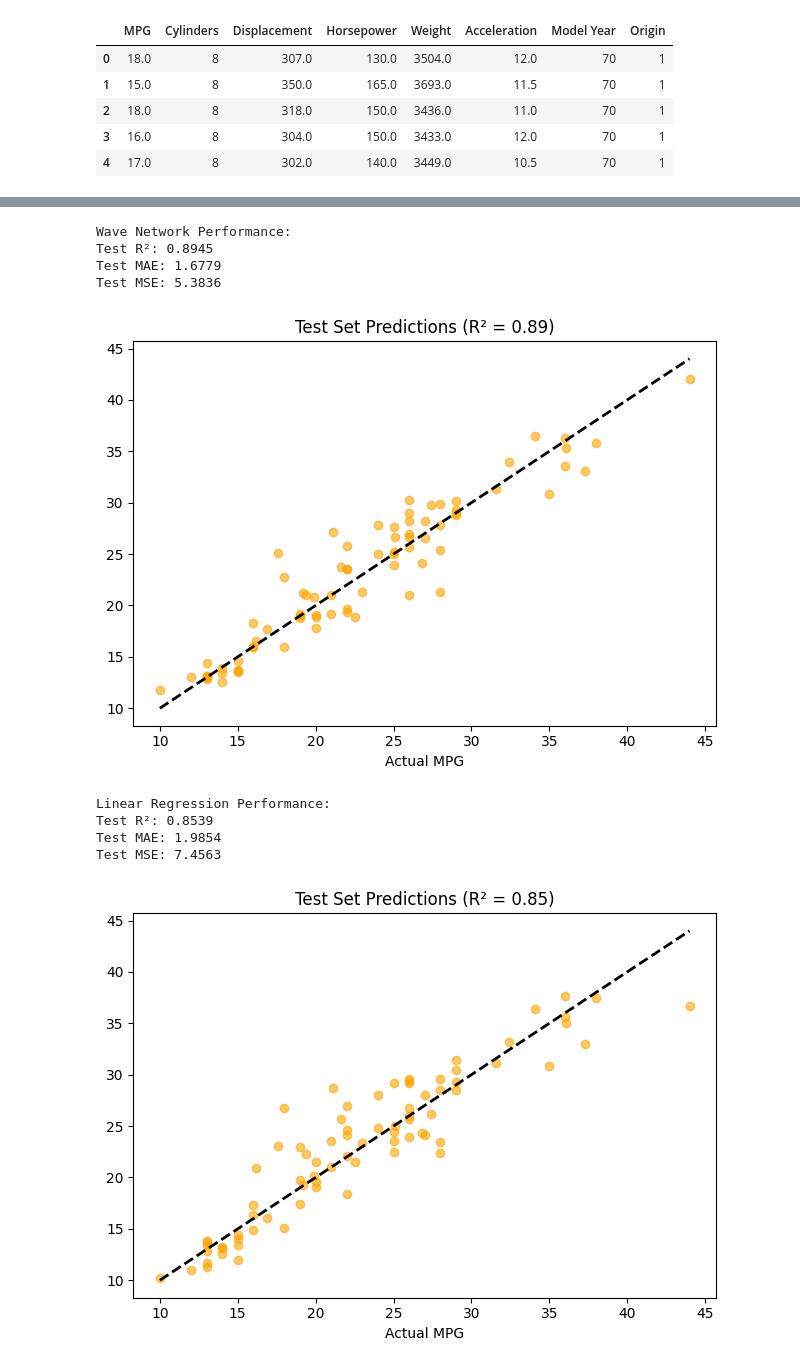
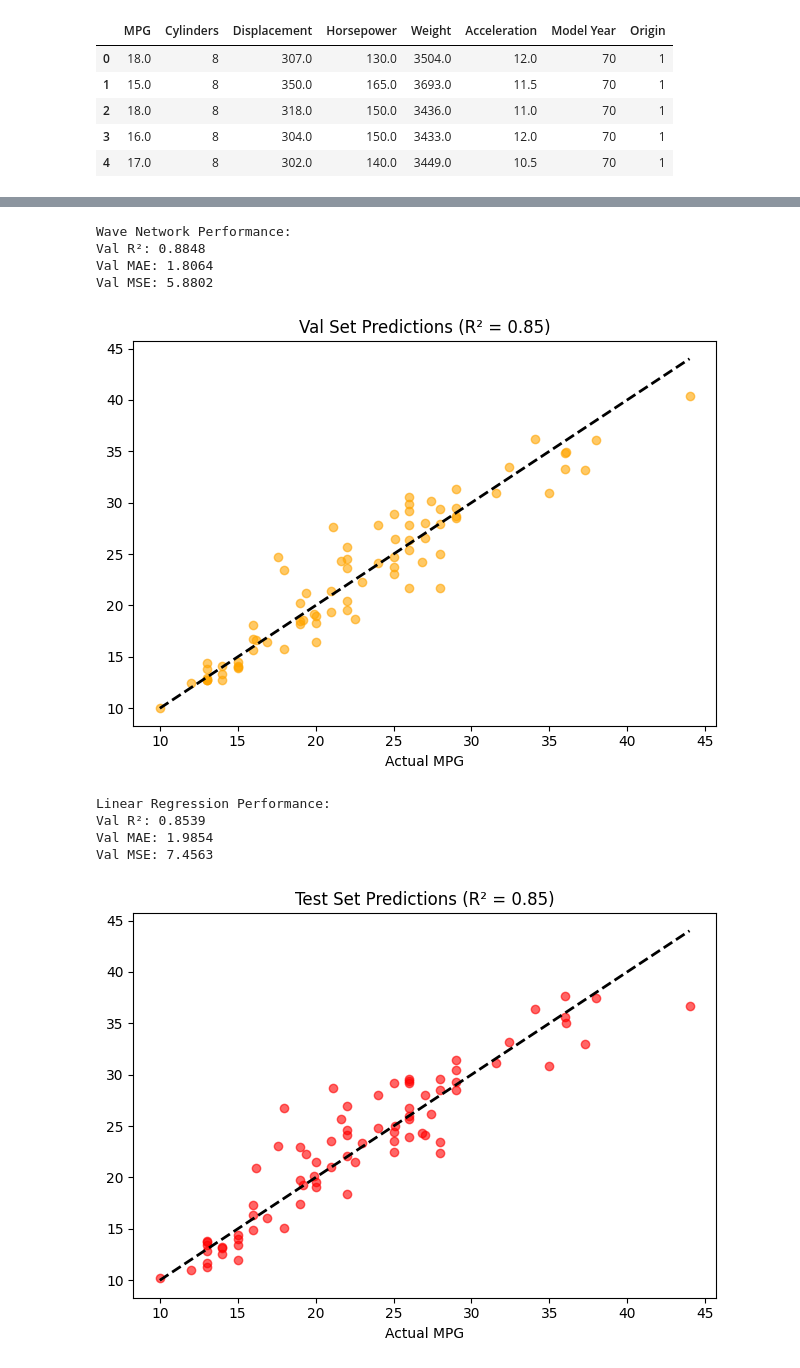
Before and after one commit to nnyazdani92/machine_learning_portfolio, a Jupyter notebook: AutoMPG Tabular Physics Inspired DNN/wave_regression.ipynb, the cells around one changed output, grey strips where cells are left out. Drawn from its saved outputs; the diff is of its cells as text; code cells hidden in the pictures.

Commit message:
Updates to wave_regression.ipynb: refactor, stylistic, early stopping and other minor changes

```diff
--- a/AutoMPG Tabular Physics Inspired DNN/wave_regression.ipynb
+++ b/AutoMPG Tabular Physics Inspired DNN/wave_regression.ipynb
@@ -161,69 +193,75 @@ from sklearn.metrics import r2_score, mean_absolute_error, mean_squared_error
 # %%
 # Calculate metrics
-test_r2 = r2_score(y_test, test_preds)
-test_mae = mean_absolute_error(y_test, test_preds)
-test_mse = mean_squared_error(y_test, test_preds)
+val_r2 = r2_score(y_test, test_preds)
+val_mae = mean_absolute_error(y_test, test_preds)
+val_mse = mean_squared_error(y_test, test_preds)
 
-print("Wave Network Performance:")
-print(f"Test R²: {test_r2:.4f}")
-print(f"Test MAE: {test_mae:.4f}")
-print(f"Test MSE: {test_mse:.4f}")
+print('Wave Network Performance:')
+print(f'Val R²: {val_r2:.4f}')
+print(f'Val MAE: {val_mae:.4f}')
+print(f'Val MSE: {val_mse:.4f}')
 # %% [output]
 Wave Network Performance:
-Test R²: 0.8945
-Test MAE: 1.6779
-Test MSE: 5.3836
+Val R²: 0.8848
+Val MAE: 1.8064
+Val MSE: 5.8802
 # %%
 plt.scatter(y_test, test_preds, alpha=0.6, color='orange')
 plt.plot([y_test.min(), y_test.max()],
          [y_test.min(), y_test.max()], 'k--', lw=2)
-plt.title(f"Test Set Predictions (R² = {test_r2:.2f})")
-plt.xlabel("Actual MPG")
+plt.title(f'Val Set Predictions (R² = {test_r2:.2f})')
+plt.xlabel('Actual MPG')
 
 plt.tight_layout()
 plt.show()
 # %% [output]
-[figure, old version]
+[figure, new version]
 # %%
-# Convert PyTorch tensors back to numpy arrays for scikit-learn (and log transform to account for skewness)
+# Convert PyTorch tensors back to numpy arrays for scikit-learn
 X_train_np = X_train.numpy()
 X_test_np = X_test.numpy()
-y_train_np = np.log1p(y_train.numpy())
-y_test_np = np.log1p(y_test.numpy())
+y_train_np = y_train.numpy()
+y_test_np = y_test.numpy()
 # %%
-# Create and train linear regression model
-lr = LinearRegression()
-lr.fit(X_train_np, y_train_np)
+# Create a linear regression model with target transformation
+regressor = LinearRegression()
+transformer = lambda x: np.log1p(x)  # Transformation function
+inverse_transformer = lambda x: np.expm1(x)  # Inverse transformation function
+
+# Wrap the regressor with TransformTargetRegressor
+ttr = TransformedTargetRegressor(regressor=regressor, func=transformer, inverse_func=inverse_transformer)
+
+# Fit the model
+ttr.fit(X_train_np, y_train_np)
 
 # Make predictions
-y_train_pred = np.expm1(lr.predict(X_train_np))
-y_test_pred = np.expm1(lr.predict(X_test_np))
-
-y_train_np = np.expm1(y_train_np)
-y_test_np = np.expm1(y_test_np)
+y_train_pred = ttr.predict(X_train_np)
+y_test_pred = ttr.predict(X_test_np)
 
 # Calculate metrics
 test_r2 = r2_score(y_test_np, y_test_pred)
 test_mae = mean_absolute_error(y_test_np, y_test_pred)
 test_mse = mean_squared_error(y_test_np, y_test_pred)
 
-print("Linear Regression Performance:")
-print(f"Test R²: {test_r2:.4f}")
-print(f"Test MAE: {test_mae:.4f}")
-print(f"Test MSE: {test_mse:.4f}")
+print('Linear Regression Performance:')
+print(f'Val R²: {test_r2:.4f}')
+print(f'Val MAE: {test_mae:.4f}')
+print(f'Val MSE: {test_mse:.4f}')
+
+# TODO: Split into train-val-test so that we aren't conditioning ourselves on the val set
 # %% [output]
 Linear Regression Performance:
-Test R²: 0.8539
-Test MAE: 1.9854
-Test MSE: 7.4563
+Val R²: 0.8539
+Val MAE: 1.9854
+Val MSE: 7.4563
 # %%
-plt.scatter(y_test_np, y_test_pred, alpha=0.6, color='orange')
+plt.scatter(y_test_np, y_test_pred, alpha=0.6, color='red')
 plt.plot([y_test_np.min(), y_test_np.max()],
          [y_test_np.min(), y_test_np.max()], 'k--', lw=2)
-plt.title(f"Test Set Predictions (R² = {test_r2:.2f})")
-plt.xlabel("Actual MPG")
+plt.title(f'Test Set Predictions (R² = {test_r2:.2f})')
+plt.xlabel('Actual MPG')
 
 plt.tight_layout()
 plt.show()
 # %% [output]
-[figure, old version]
+[figure, new version]
```
Also changed, not shown: parts of 7 cells of this notebook.
